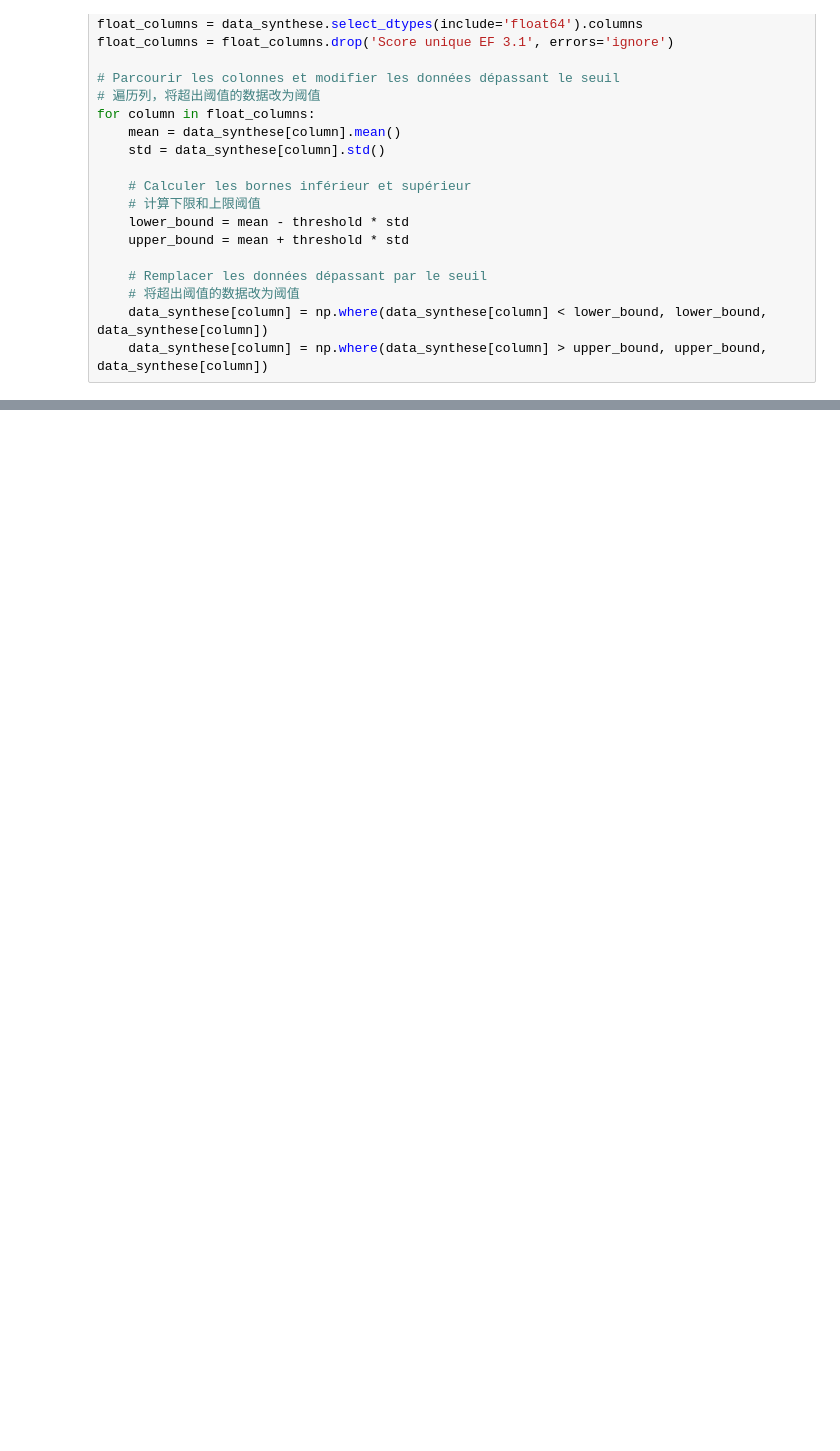
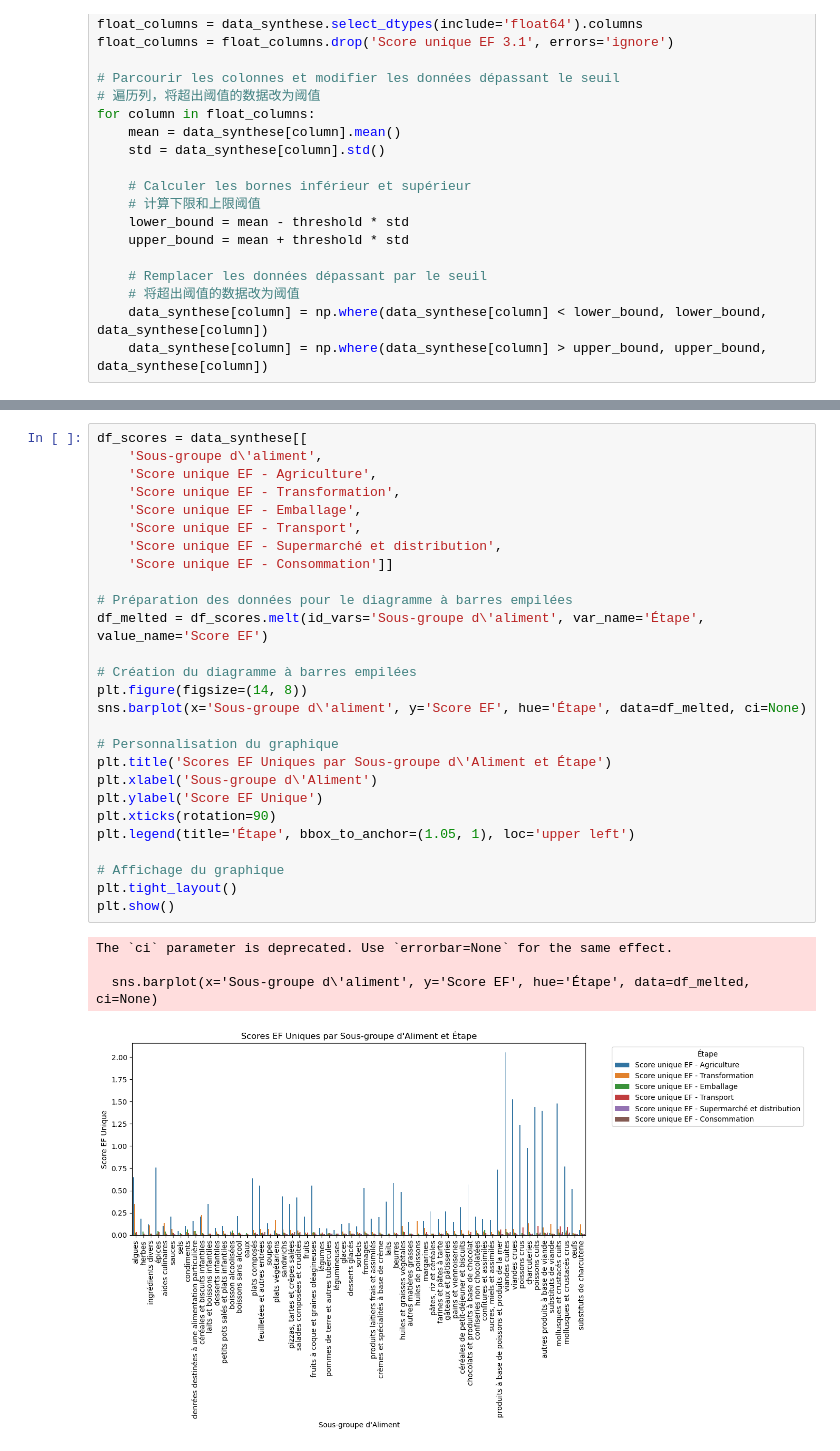
Before and after one commit to ZHANGzhile/DALAS, a Jupyter notebook: projet/Projet-idee.ipynb, the cells around one changed output, grey strips where cells are left out. Cells and saved outputs as stored; diff of their text form; blank space fills up the shorter version.

```diff
--- a/projet/Projet-idee.ipynb
+++ b/projet/Projet-idee.ipynb
@@ -162,0 +187,32 @@ data_synthese.head(3)
+# %%
+df_scores = data_synthese[[
+    'Sous-groupe d\'aliment',
+    'Score unique EF - Agriculture',
+    'Score unique EF - Transformation',
+    'Score unique EF - Emballage',
+    'Score unique EF - Transport',
+    'Score unique EF - Supermarché et distribution',
+    'Score unique EF - Consommation']]
+
+# Préparation des données pour le diagramme à barres empilées
+df_melted = df_scores.melt(id_vars='Sous-groupe d\'aliment', var_name='Étape', value_name='Score EF')
+
+# Création du diagramme à barres empilées
+plt.figure(figsize=(14, 8))
+sns.barplot(x='Sous-groupe d\'aliment', y='Score EF', hue='Étape', data=df_melted, ci=None)
+
+# Personnalisation du graphique
+plt.title('Scores EF Uniques par Sous-groupe d\'Aliment et Étape')
+plt.xlabel('Sous-groupe d\'Aliment')
+plt.ylabel('Score EF Unique')
+plt.xticks(rotation=90)
+plt.legend(title='Étape', bbox_to_anchor=(1.05, 1), loc='upper left')
+
+# Affichage du graphique
+plt.tight_layout()
+plt.show()
+# %% [output]
+The `ci` parameter is deprecated. Use `errorbar=None` for the same effect.
+
+  sns.barplot(x='Sous-groupe d\'aliment', y='Score EF', hue='Étape', data=df_melted, ci=None)
+[figure, added]
```
Also changed, not shown: parts of 12 cells of this notebook, 1 other file.
